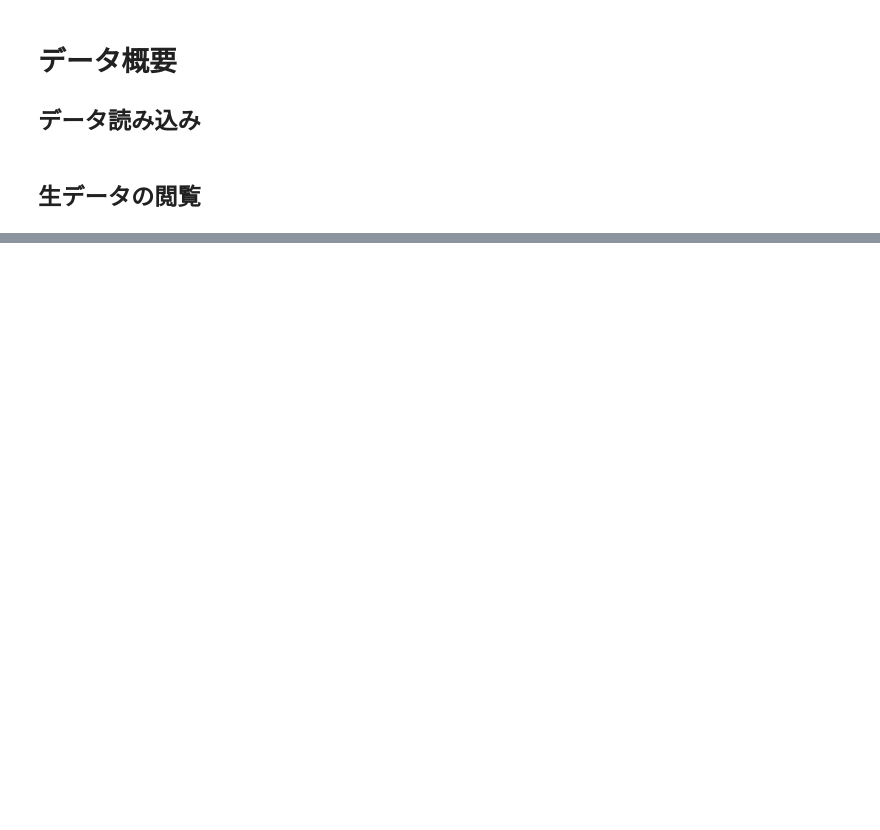
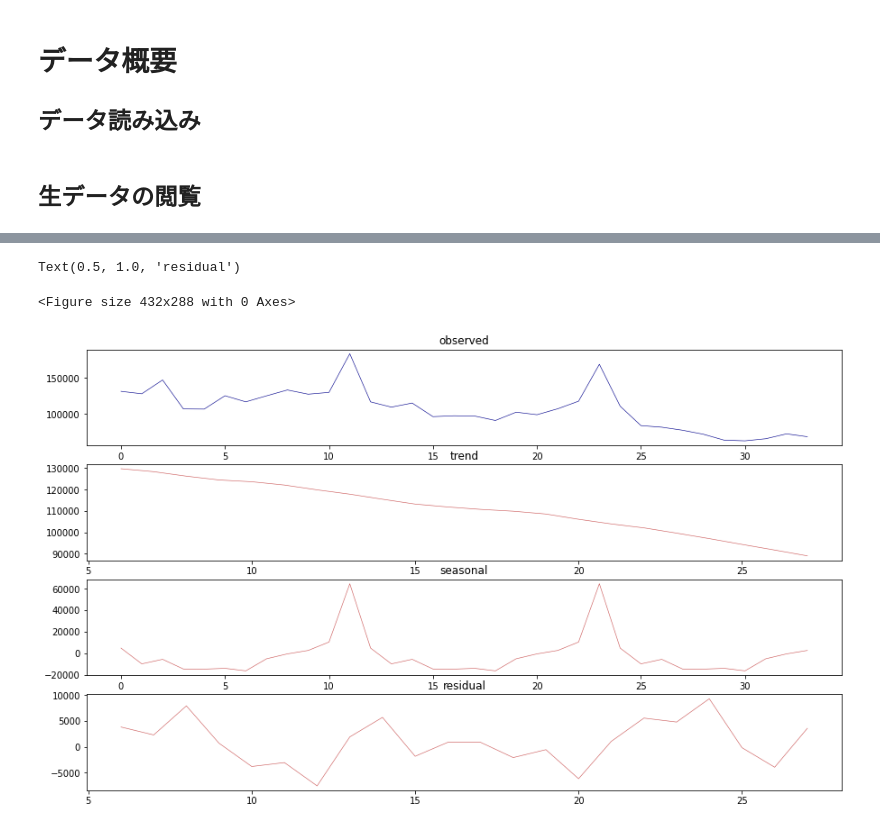
Before and after one commit to YMyuhei/FeaturePrediction_Kaggle, a Jupyter notebook: test-takahashi-matsunari-ver.ipynb, the cells around one changed output, grey strips where cells are left out. Drawn from its saved outputs; the diff is of its cells as text; code cells hidden in the pictures; blank space fills up the shorter version.

```diff
--- a/test-takahashi-matsunari-ver.ipynb
+++ b/test-takahashi-matsunari-ver.ipynb
@@ -95,0 +163,22 @@ item_cats.head(100)
+# %%
+import statsmodels.api as sm
+res = sm.tsa.seasonal_decompose(plot_data['item_cnt_month'], freq=12)
+
+plt.subplots_adjust(hspace=0.3)
+plt.figure(figsize=(15, 9))
+plt.subplot(411)
+plt.plot(res.observed, lw=.6, c='darkblue')
+plt.title('observed')
+plt.subplot(412)
+plt.plot(res.trend, lw=.6, c='indianred')
+plt.title('trend')
+plt.subplot(413)
+plt.plot(res.seasonal, lw=.6, c='indianred')
+plt.title('seasonal')
+plt.subplot(414)
+plt.plot(res.resid, lw=.6, c='indianred')
+plt.title('residual')
+# %% [output]
+Text(0.5, 1.0, 'residual')
+<Figure size 432x288 with 0 Axes>
+[figure, added]
```
Also changed, not shown: parts of 31 cells of this notebook.
